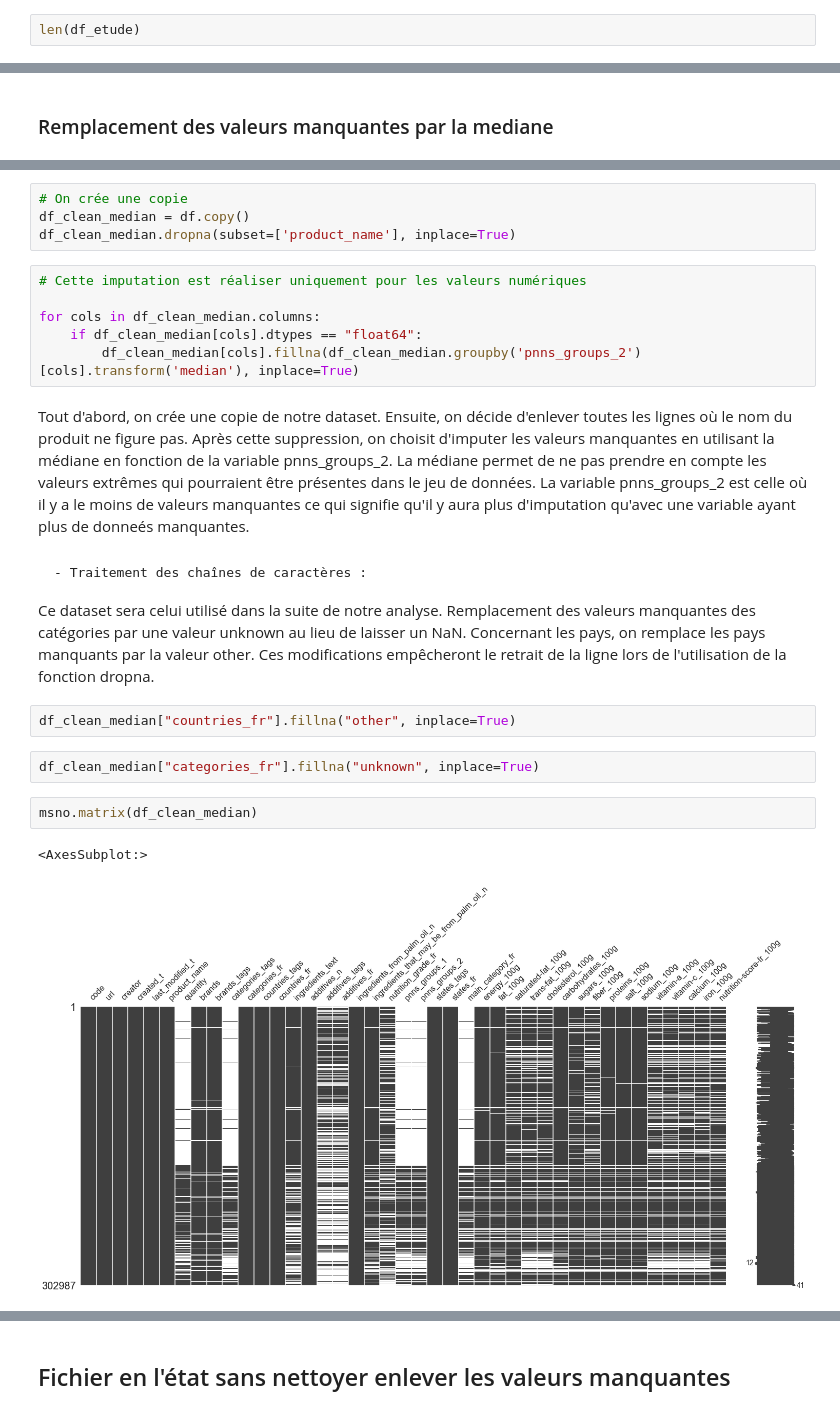
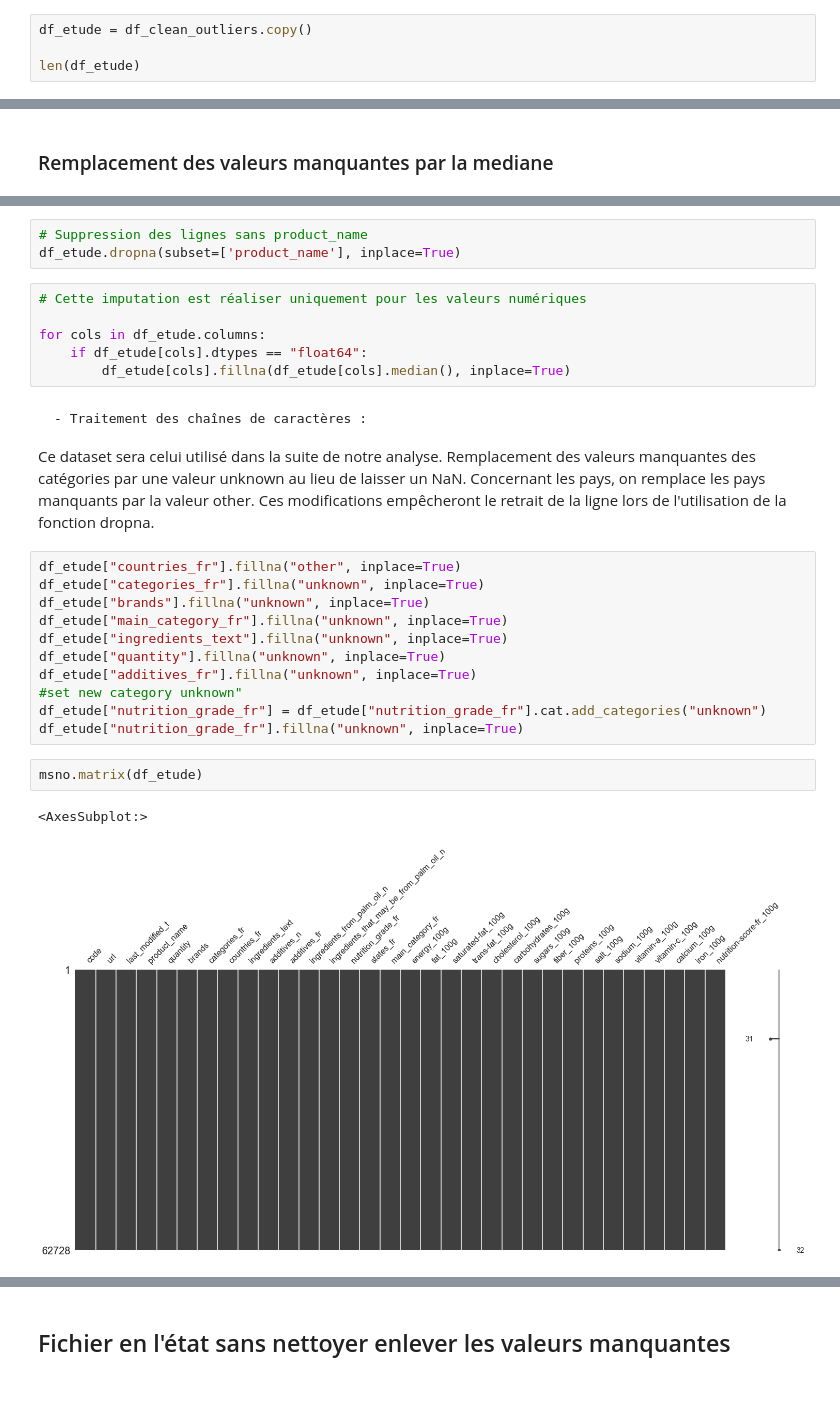
Before and after one commit to mazy06/NutriNation, a Jupyter notebook: projet_2_nettoyage.ipynb, the cells around one changed output, grey strips where cells are left out. Cells and saved outputs as stored; diff of their text form.

```diff
--- a/projet_2_nettoyage.ipynb
+++ b/projet_2_nettoyage.ipynb
@@ -678,3 +706,5 @@ df_etude = df_etude.dropna(axis='index', how='any')
 # %%
+df_etude = df_clean_outliers.copy()
+
 len(df_etude)
 # %% [output]
@@ -725,15 +723,12 @@ Tout d'abord, on crée une copie de notre dataset. Ensuite, on décide d'enlever
 # %%
-# On crée une copie
-df_clean_median = df.copy()
-df_clean_median.dropna(subset=['product_name'], inplace=True)
+# Suppression des lignes sans product_name
+df_etude.dropna(subset=['product_name'], inplace=True)
 # %%
 # Cette imputation est réaliser uniquement pour les valeurs numériques
 
-for cols in df_clean_median.columns:
-    if df_clean_median[cols].dtypes == "float64":
-        df_clean_median[cols].fillna(df_clean_median.groupby('pnns_groups_2')[cols].transform('median'), inplace=True)
+for cols in df_etude.columns:
+    if df_etude[cols].dtypes == "float64":
+        df_etude[cols].fillna(df_etude[cols].median(), inplace=True)
-# %% [markdown]
-Tout d'abord, on crée une copie de notre dataset. Ensuite, on décide d'enlever toutes les lignes où le nom du produit ne figure pas. Après cette suppression, on choisit d'imputer les valeurs manquantes en utilisant la médiane en fonction de la variable pnns_groups_2. La médiane permet de ne pas prendre en compte les valeurs extrêmes qui pourraient être présentes dans le jeu de données. La variable pnns_groups_2 est celle où il y a le moins de valeurs manquantes ce qui signifie qu'il y aura plus d'imputation qu'avec une variable ayant plus de donneés manquantes.
 # %% [markdown]
     - Traitement des chaînes de caractères :
 Ce dataset sera celui utilisé dans la suite de notre analyse.
@@ -741,12 +736,19 @@ Remplacement des valeurs manquantes des catégories par une valeur unknown au li
 Concernant les pays, on remplace les pays manquants par la valeur other.
 Ces modifications empêcheront le retrait de la ligne lors de l'utilisation de la fonction dropna.
 # %%
-df_clean_median["countries_fr"].fillna("other", inplace=True)
+df_etude["countries_fr"].fillna("other", inplace=True)
+df_etude["categories_fr"].fillna("unknown", inplace=True)
+df_etude["brands"].fillna("unknown", inplace=True)
+df_etude["main_category_fr"].fillna("unknown", inplace=True)
+df_etude["ingredients_text"].fillna("unknown", inplace=True)
+df_etude["quantity"].fillna("unknown", inplace=True)
+df_etude["additives_fr"].fillna("unknown", inplace=True)
+#set new category unknown"
+df_etude["nutrition_grade_fr"] = df_etude["nutrition_grade_fr"].cat.add_categories("unknown")
+df_etude["nutrition_grade_fr"].fillna("unknown", inplace=True)
-# %%
-df_clean_median["categories_fr"].fillna("unknown", inplace=True)
 # %%
-msno.matrix(df_clean_median)
+msno.matrix(df_etude)
 # %% [output]
 <AxesSubplot:>
-[figure, old version]
+[figure, new version]
 # %%
```
Also changed, not shown: parts of 40 cells of this notebook, 5 other files.
